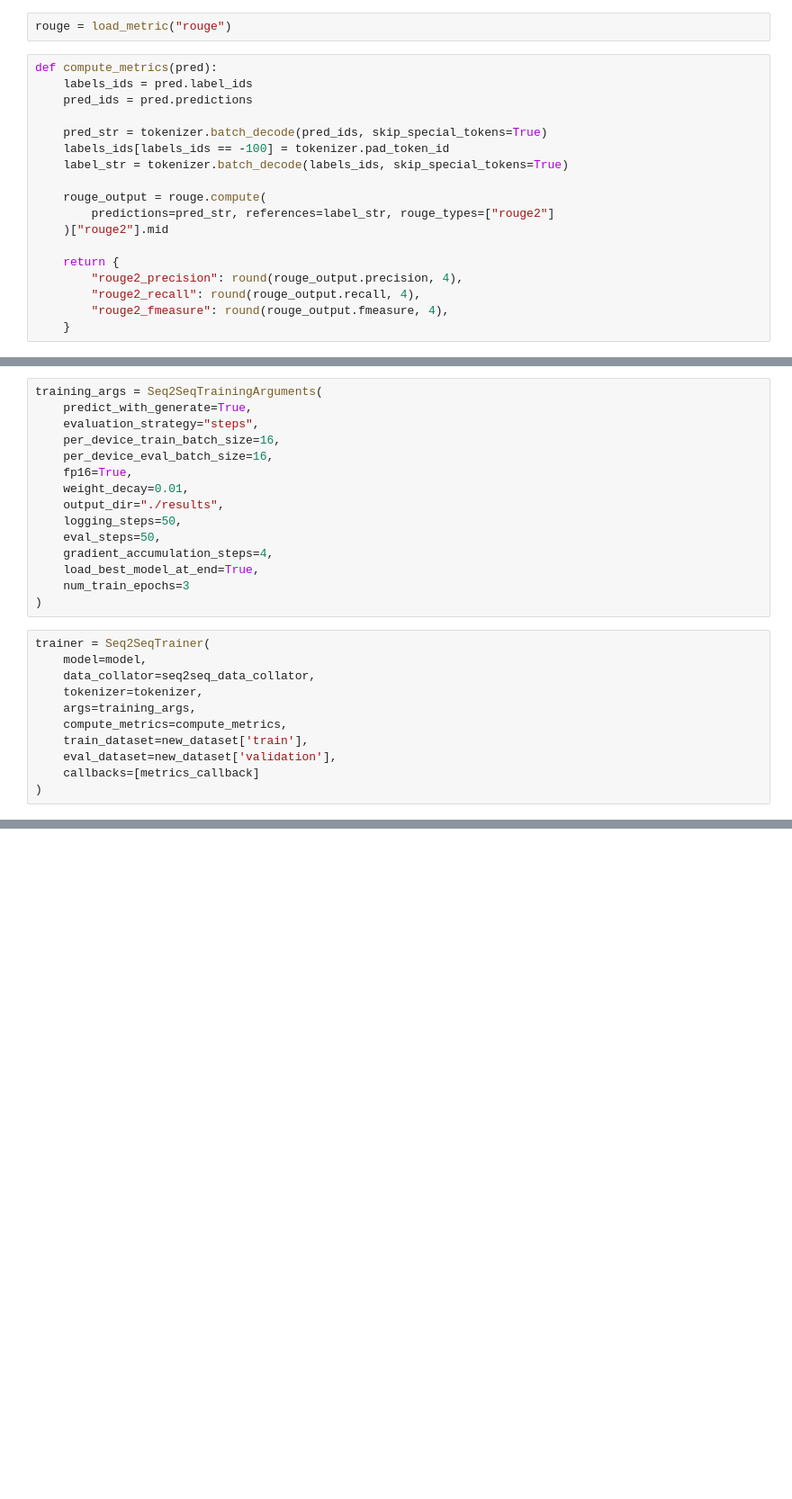
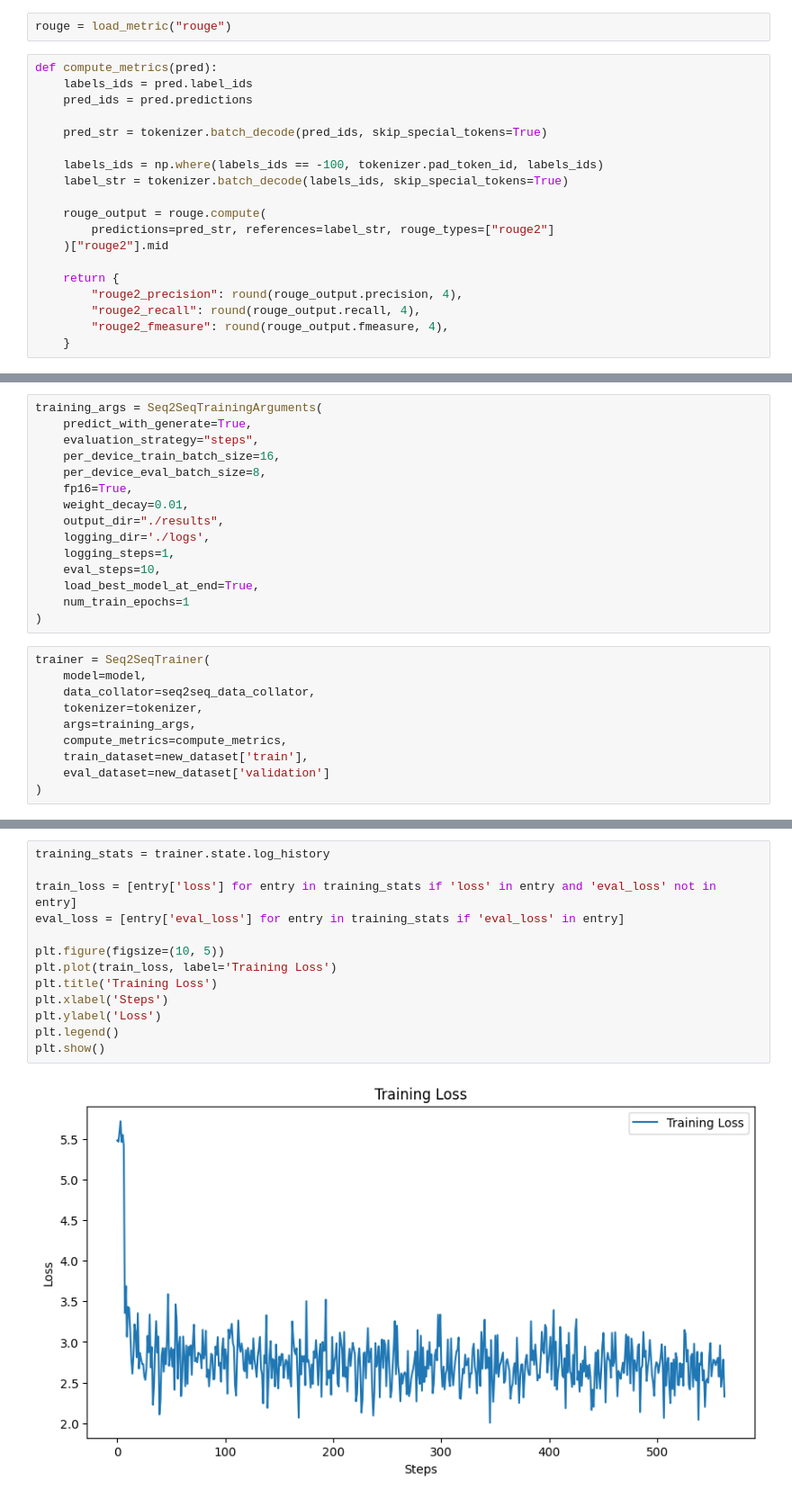
Before and after one commit to pranshu267/NewsLens, a Jupyter notebook: BARTfinetune.ipynb, the cells around one changed output, grey strips where cells are left out. Shown at 90% size. Saved outputs shown, nothing was run; the diff lists cells and outputs as text; blank space fills up the shorter version.

```diff
--- a/BARTfinetune.ipynb
+++ b/BARTfinetune.ipynb
@@ -41,7 +42,8 @@ def compute_metrics(pred):
     pred_ids = pred.predictions
 
     pred_str = tokenizer.batch_decode(pred_ids, skip_special_tokens=True)
-    labels_ids[labels_ids == -100] = tokenizer.pad_token_id
+
+    labels_ids = np.where(labels_ids == -100, tokenizer.pad_token_id, labels_ids)
     label_str = tokenizer.batch_decode(labels_ids, skip_special_tokens=True)
 
     rouge_output = rouge.compute(
@@ -69,15 +60,15 @@ training_args = Seq2SeqTrainingArguments(
     predict_with_generate=True,
     evaluation_strategy="steps",
     per_device_train_batch_size=16,
-    per_device_eval_batch_size=16,
+    per_device_eval_batch_size=8,
     fp16=True,
     weight_decay=0.01,
     output_dir="./results",
-    logging_steps=50,
-    eval_steps=50,
-    gradient_accumulation_steps=4,
+    logging_dir='./logs',
+    logging_steps=1,
+    eval_steps=10,
     load_best_model_at_end=True,
-    num_train_epochs=3
+    num_train_epochs=1
 )
 # %%
 trainer = Seq2SeqTrainer(
@@ -87,8 +78,7 @@ trainer = Seq2SeqTrainer(
     args=training_args,
     compute_metrics=compute_metrics,
     train_dataset=new_dataset['train'],
-    eval_dataset=new_dataset['validation'],
-    callbacks=[metrics_callback]
+    eval_dataset=new_dataset['validation']
 )
 # %%
 trainer.train()
@@ -111,0 +113,15 @@ plt.show()
+# %%
+training_stats = trainer.state.log_history
+
+train_loss = [entry['loss'] for entry in training_stats if 'loss' in entry and 'eval_loss' not in entry]
+eval_loss = [entry['eval_loss'] for entry in training_stats if 'eval_loss' in entry]
+
+plt.figure(figsize=(10, 5))
+plt.plot(train_loss, label='Training Loss')
+plt.title('Training Loss')
+plt.xlabel('Steps')
+plt.ylabel('Loss')
+plt.legend()
+plt.show()
+# %% [output]
+[figure, added]
```
Also changed, not shown: parts of 8 cells of this notebook.
